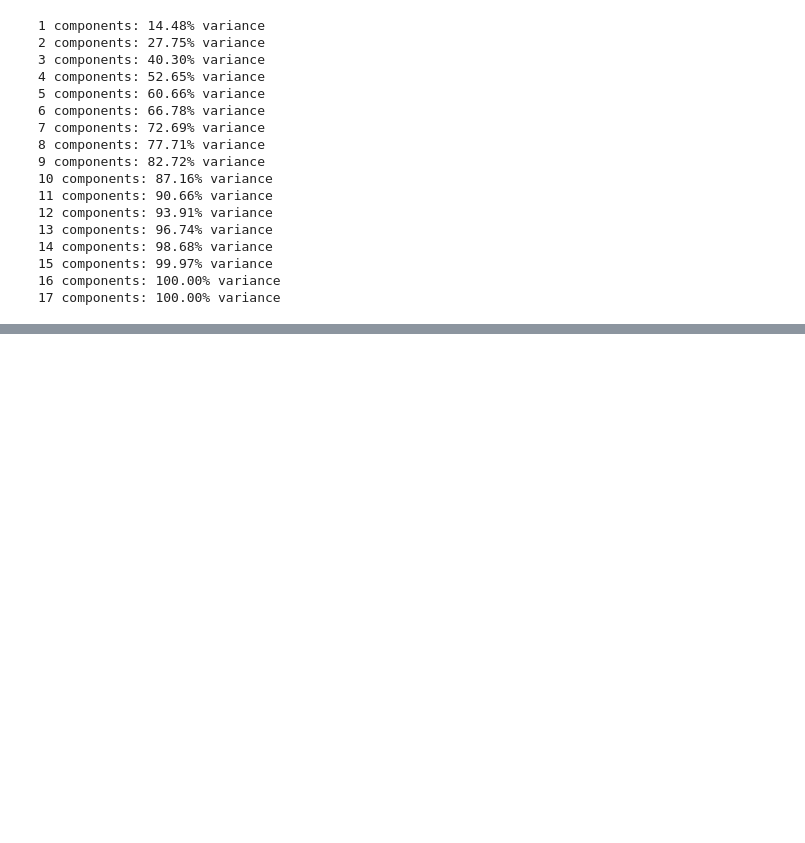
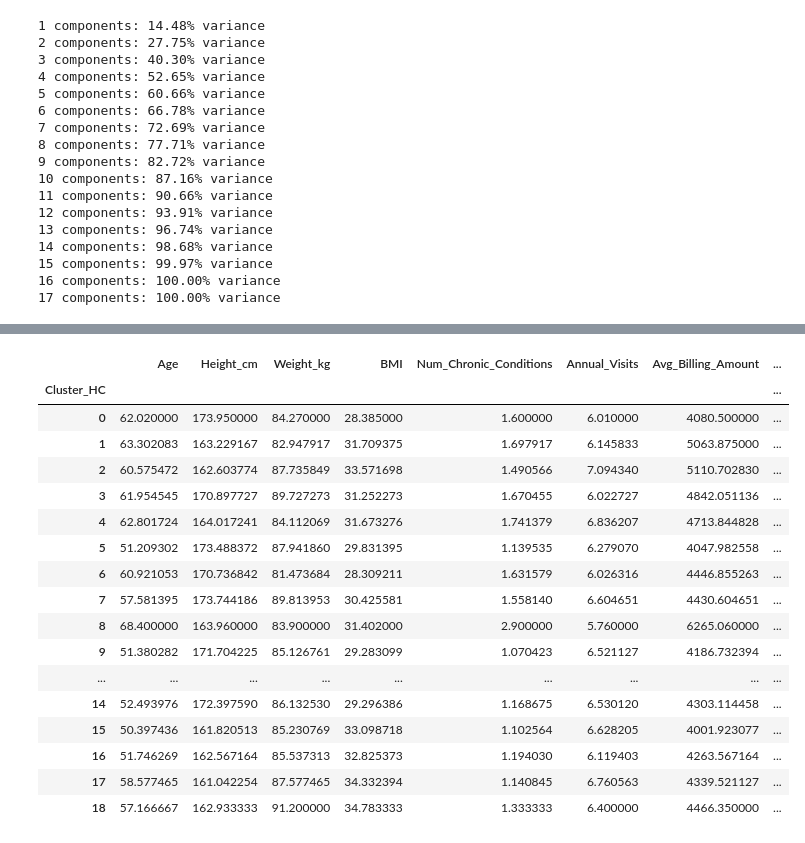
Before and after one commit to yusufimantaka/patient-segmentation, a Jupyter notebook: clustering.ipynb, the cells around one changed output, grey strips where cells are left out. Drawn from its saved outputs; the diff is of its cells as text; code cells hidden in the pictures; blank space fills up the shorter version.

```diff
--- a/clustering.ipynb
+++ b/clustering.ipynb
@@ -310,0 +367,22 @@ for i in range(len(cumvar)):
+# %%
+cluster_profile = df.groupby('Cluster_HC').mean(numeric_only=True)
+cluster_profile
+# %% [output]
+|  | Age | Height_cm | Weight_kg | BMI | Num_Chronic_Conditions | Annual_Visits | Avg_Billing_Amount | ... |
+| Cluster_HC |  |  |  |  |  |  |  | ... |
+| 0 | 62.020000 | 173.950000 | 84.270000 | 28.385000 | 1.600000 | 6.010000 | 4080.500000 | ... |
+| 1 | 63.302083 | 163.229167 | 82.947917 | 31.709375 | 1.697917 | 6.145833 | 5063.875000 | ... |
+| 2 | 60.575472 | 162.603774 | 87.735849 | 33.571698 | 1.490566 | 7.094340 | 5110.702830 | ... |
+| 3 | 61.954545 | 170.897727 | 89.727273 | 31.252273 | 1.670455 | 6.022727 | 4842.051136 | ... |
+| 4 | 62.801724 | 164.017241 | 84.112069 | 31.673276 | 1.741379 | 6.836207 | 4713.844828 | ... |
+| 5 | 51.209302 | 173.488372 | 87.941860 | 29.831395 | 1.139535 | 6.279070 | 4047.982558 | ... |
+| 6 | 60.921053 | 170.736842 | 81.473684 | 28.309211 | 1.631579 | 6.026316 | 4446.855263 | ... |
+| 7 | 57.581395 | 173.744186 | 89.813953 | 30.425581 | 1.558140 | 6.604651 | 4430.604651 | ... |
+| 8 | 68.400000 | 163.960000 | 83.900000 | 31.402000 | 2.900000 | 5.760000 | 6265.060000 | ... |
+| 9 | 51.380282 | 171.704225 | 85.126761 | 29.283099 | 1.070423 | 6.521127 | 4186.732394 | ... |
+| ... | ... | ... | ... | ... | ... | ... | ... | ... |
+| 14 | 52.493976 | 172.397590 | 86.132530 | 29.296386 | 1.168675 | 6.530120 | 4303.114458 | ... |
+| 15 | 50.397436 | 161.820513 | 85.230769 | 33.098718 | 1.102564 | 6.628205 | 4001.923077 | ... |
+| 16 | 51.746269 | 162.567164 | 85.537313 | 32.825373 | 1.194030 | 6.119403 | 4263.567164 | ... |
+| 17 | 58.577465 | 161.042254 | 87.577465 | 34.332394 | 1.140845 | 6.760563 | 4339.521127 | ... |
+| 18 | 57.166667 | 162.933333 | 91.200000 | 34.783333 | 1.333333 | 6.400000 | 4466.350000 | ... |
```
Also changed, not shown: parts of 12 cells of this notebook.
